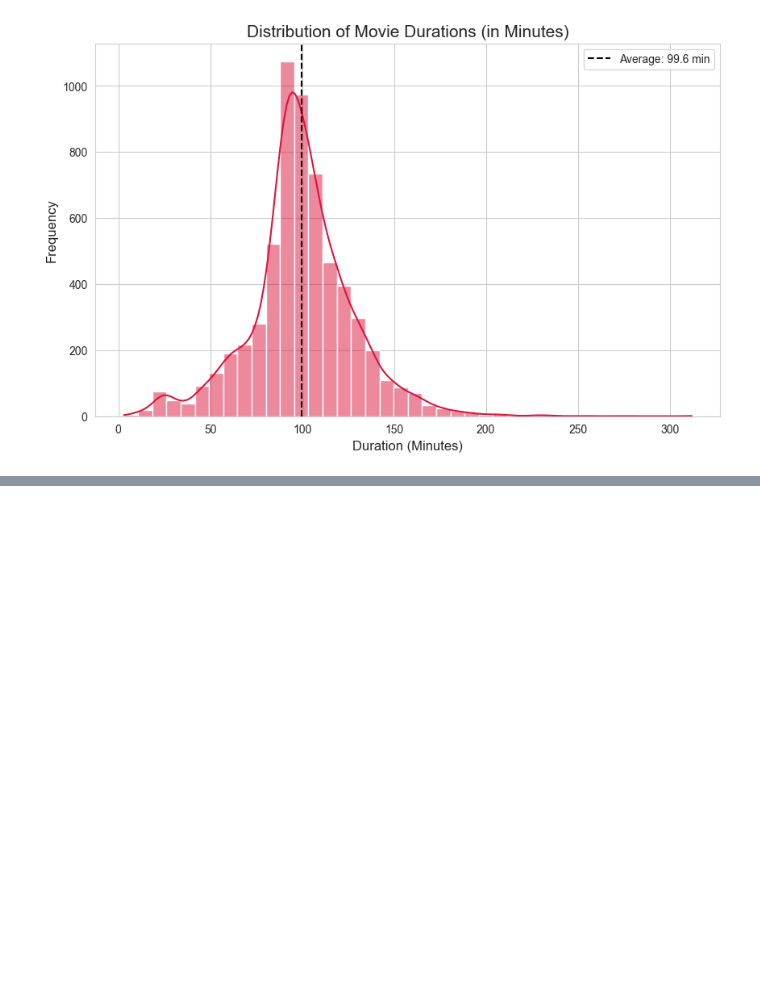
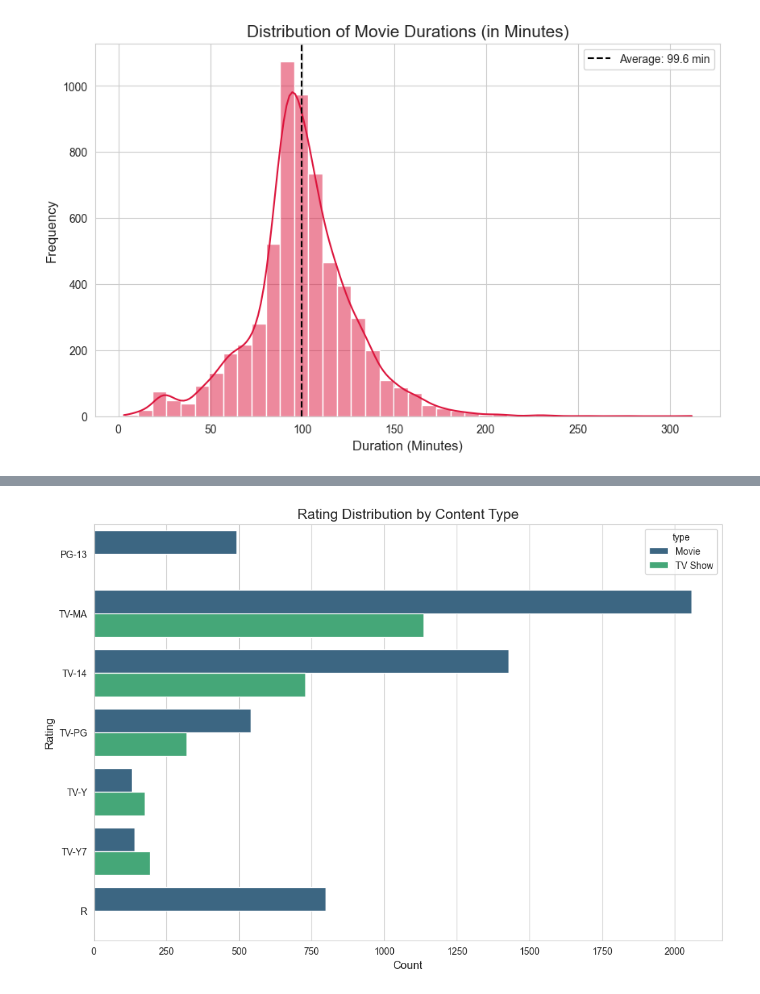
Before and after one commit to Janetjesy/Kaggle_netflix, a Jupyter notebook: netflix.ipynb, the cells around one changed output, grey strips where cells are left out. Cells and saved outputs as stored; diff of their text form; code cells hidden in the pictures; blank space fills up the shorter version.

```diff
--- a/netflix.ipynb
+++ b/netflix.ipynb
@@ -500,0 +543,16 @@ plt.show()
+# %%
+plt.figure(figsize=(12, 8))
+
+# Focus on the Top 7 most common ratings to keep it clean
+top_ratings = netflix_copy['rating'].value_counts().index[:7]
+filtered_ratings = netflix_copy[netflix_copy['rating'].isin(top_ratings)]
+
+sns.countplot(data=filtered_ratings, y='rating', hue='type', palette='viridis')
+
+plt.title('Rating Distribution by Content Type', fontsize=15)
+plt.xlabel('Count', fontsize=12)
+plt.ylabel('Rating', fontsize=12)
+
+plt.show()
+# %% [output]
+[figure, added]
```
Also changed, not shown: parts of 9 cells of this notebook.
